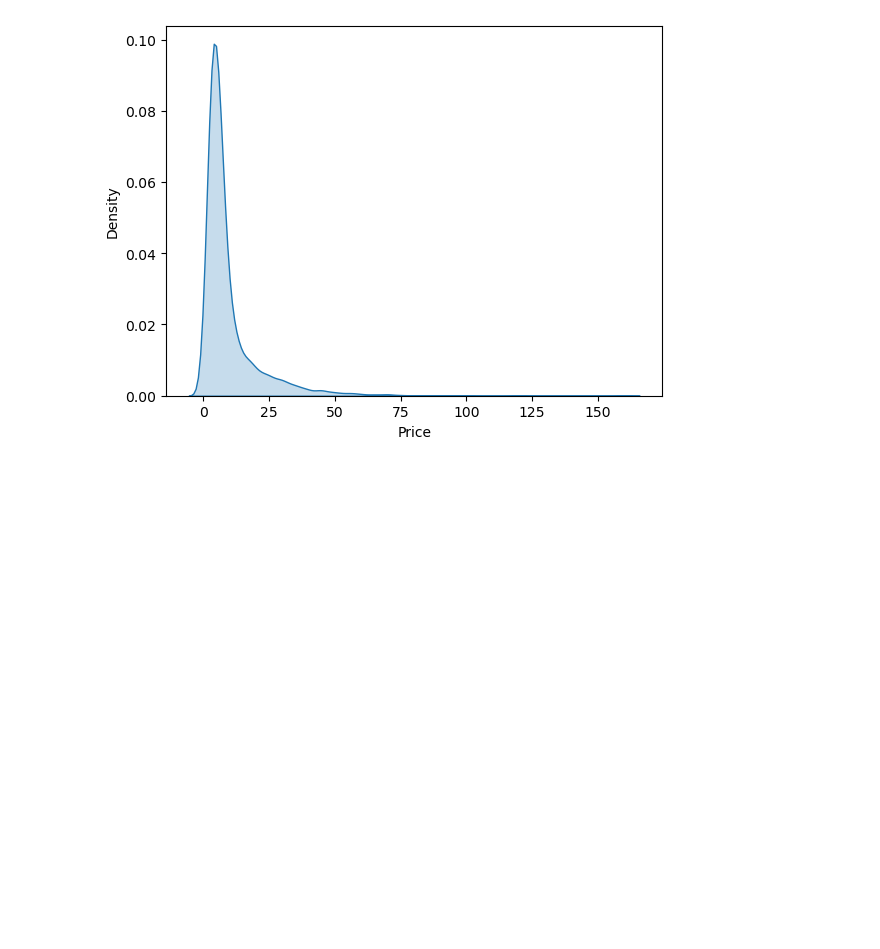
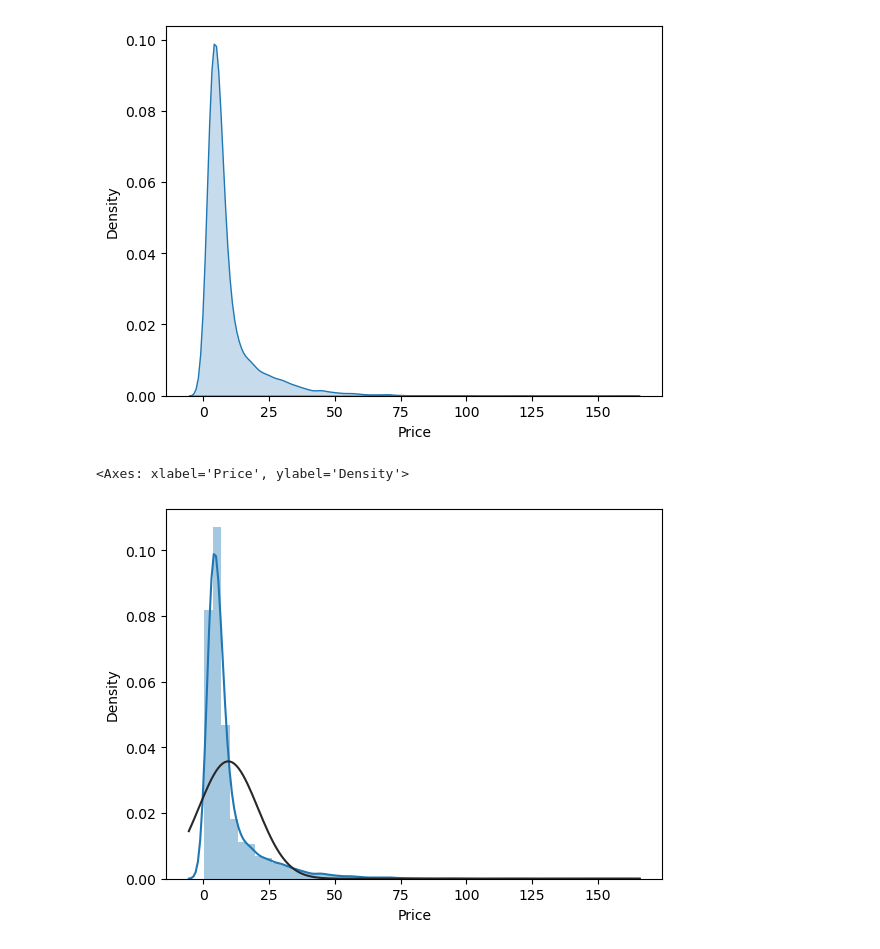
Before and after one commit to nuyhc/RWRS, a Jupyter notebook: 01_CarSales_Prep.ipynb, the cells around one changed output. Saved outputs shown, nothing was run; the diff lists cells and outputs as text; code cells hidden in the pictures; blank space fills up the shorter version.

```diff
--- a/01_CarSales_Prep.ipynb
+++ b/01_CarSales_Prep.ipynb
@@ -158,5 +159,11 @@ plt.show()
 sns.kdeplot(data=data, x="Price", fill=True);
 # %% [output]
 [figure]
+# %%
+from scipy.stats import norm
+sns.distplot(data["Price"], fit=norm)
+# %% [output]
+<Axes: xlabel='Price', ylabel='Density'>
+[figure, added]
 # %%
 data.to_csv("./Data/Prep_UsedCarSales/train.csv", index=False)
```
Also changed, not shown: parts of 7 cells of this notebook, 4 other files.
